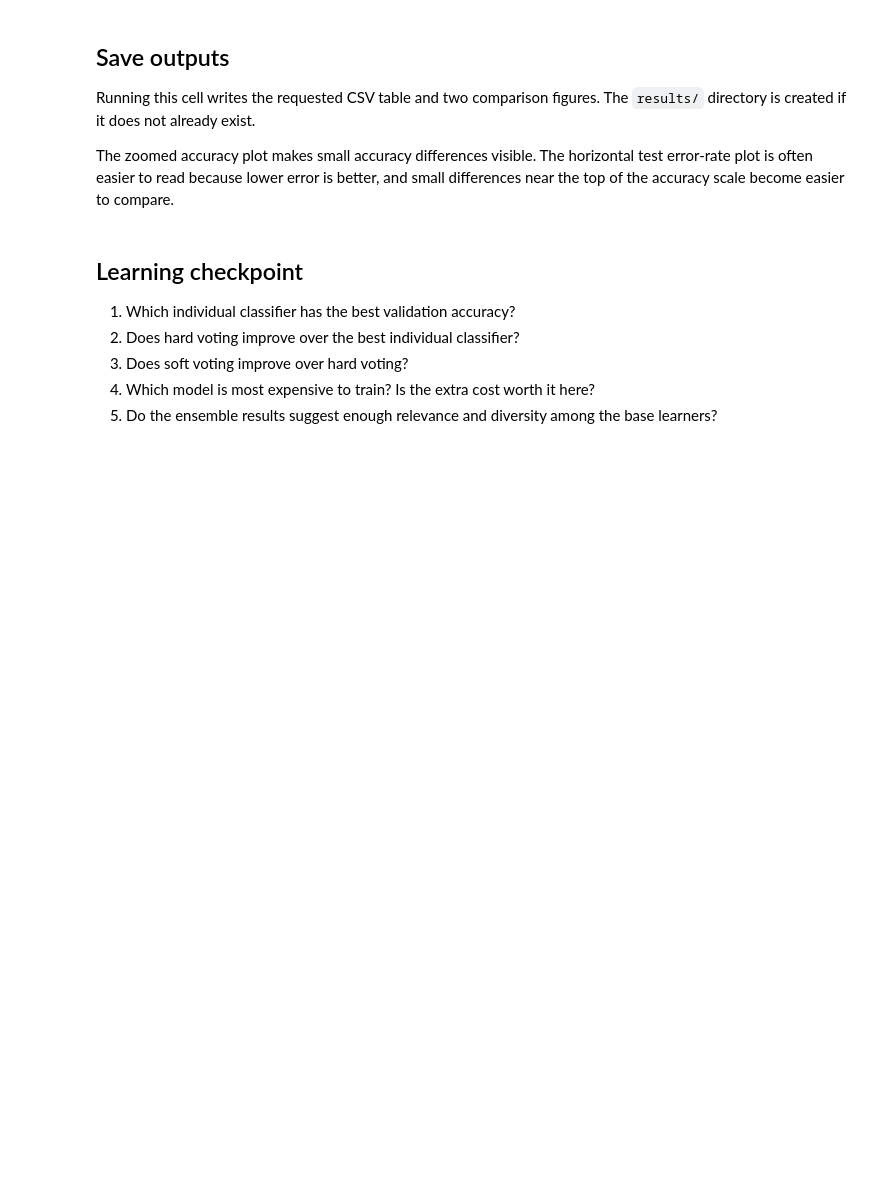
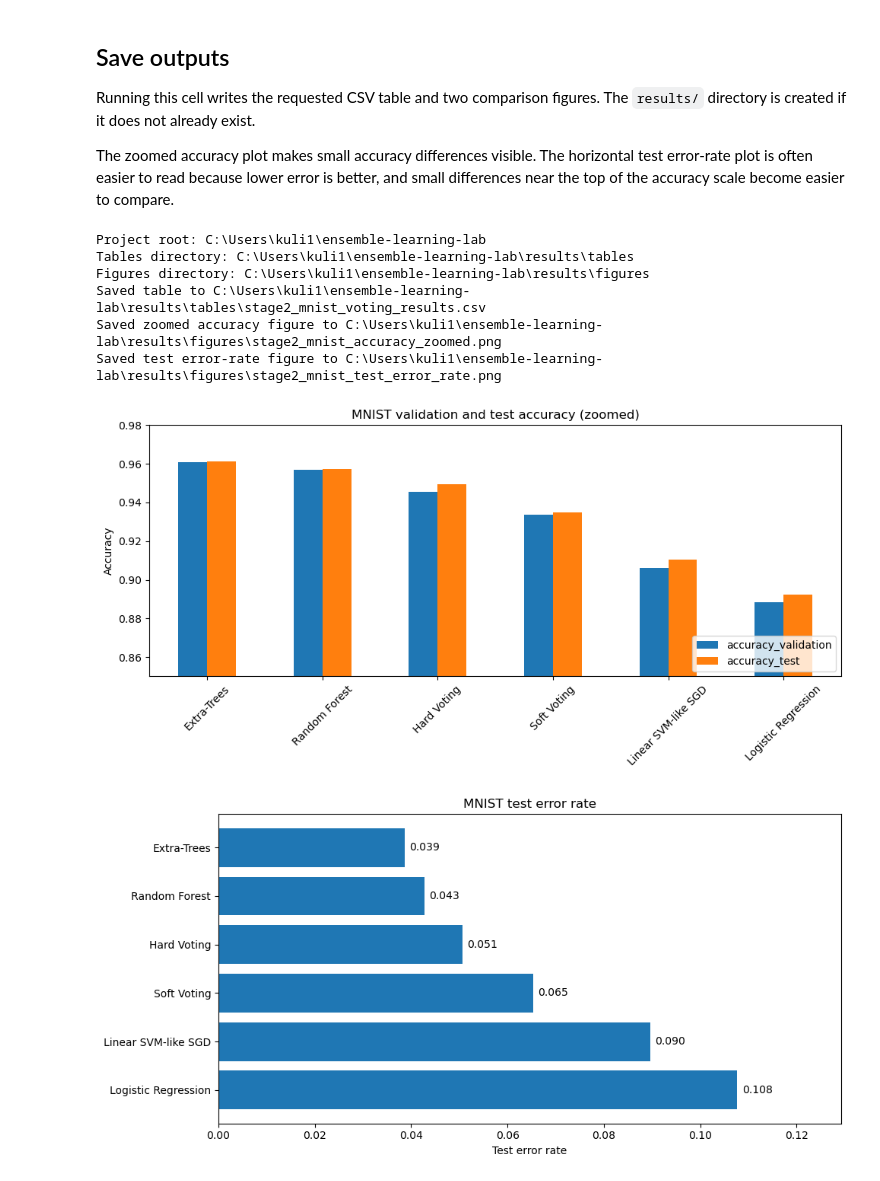
Before and after one commit to curryfy/ensemble-learning-lab, a Jupyter notebook: notebooks/02_mnist_voting_ensemble.ipynb, the cells around one changed output. Cells and saved outputs as stored; diff of their text form; code cells hidden in the pictures; blank space fills up the shorter version.

Commit message:
Run Stage 2 MNIST voting experiment

```diff
--- a/notebooks/02_mnist_voting_ensemble.ipynb
+++ b/notebooks/02_mnist_voting_ensemble.ipynb
@@ -320,10 +350,17 @@ Running this cell writes the requested CSV table and two comparison figures. The
 
 The zoomed accuracy plot makes small accuracy differences visible. The horizontal test error-rate plot is often easier to read because lower error is better, and small differences near the top of the accuracy scale become easier to compare.
 # %%
-tables_dir = Path("results/tables")
-figures_dir = Path("results/figures")
+project_root = Path.cwd().parent if Path.cwd().name == "notebooks" else Path.cwd()
+
+tables_dir = project_root / "results" / "tables"
+figures_dir = project_root / "results" / "figures"
+
 tables_dir.mkdir(parents=True, exist_ok=True)
 figures_dir.mkdir(parents=True, exist_ok=True)
+
+print(f"Project root: {project_root}")
+print(f"Tables directory: {tables_dir}")
+print(f"Figures directory: {figures_dir}")
 
 csv_path = tables_dir / "stage2_mnist_voting_results.csv"
 accuracy_figure_path = figures_dir / "stage2_mnist_accuracy_zoomed.png"
@@ -343,38 +380,39 @@ ax.set_ylabel("Accuracy")
 ax.set_xlabel("")
 ax.set_ylim(0.85, 0.98)
 ax.tick_params(axis="x", labelrotation=45)
 ax.legend(loc="lower right")
 fig.tight_layout()
 fig.savefig(accuracy_figure_path, dpi=150, bbox_inches="tight")
 
 fig, ax = plt.subplots(figsize=(10, 5))
 error_data = plot_data["test_error_rate"]
 bars = ax.barh(error_data.index, error_data.values)
 ax.invert_yaxis()
 ax.set_title("MNIST test error rate")
 ax.set_xlabel("Test error rate")
 
 for bar in bars:
     width = bar.get_width()
     ax.text(
         width + 0.001,
         bar.get_y() + bar.get_height() / 2,
         f"{width:.3f}",
         va="center",
     )
 
 ax.set_xlim(0, max(error_data.max() * 1.20, 0.02))
 fig.tight_layout()
 fig.savefig(error_figure_path, dpi=150, bbox_inches="tight")
 
 print(f"Saved table to {csv_path}")
 print(f"Saved zoomed accuracy figure to {accuracy_figure_path}")
 print(f"Saved test error-rate figure to {error_figure_path}")
+# %% [output]
+Project root: C:\Users\kuli1\ensemble-learning-lab
+Tables directory: C:\Users\kuli1\ensemble-learning-lab\results\tables
+Figures directory: C:\Users\kuli1\ensemble-learning-lab\results\figures
+Saved table to C:\Users\kuli1\ensemble-learning-lab\results\tables\stage2_mnist_voting_results.csv
+Saved zoomed accuracy figure to C:\Users\kuli1\ensemble-learning-lab\results\figures\stage2_mnist_accuracy_zoomed.png
+Saved test error-rate figure to C:\Users\kuli1\ensemble-learning-lab\results\figures\stage2_mnist_test_error_rate.png
+[figure, added]
+[figure, added]
-# %% [markdown]
-## Learning checkpoint
-
-1. Which individual classifier has the best validation accuracy?
-2. Does hard voting improve over the best individual classifier?
-3. Does soft voting improve over hard voting?
-4. Which model is most expensive to train? Is the extra cost worth it here?
-5. Do the ensemble results suggest enough relevance and diversity among the base learners?
```
Also changed, not shown: parts of 5 cells of this notebook, 3 other files.
